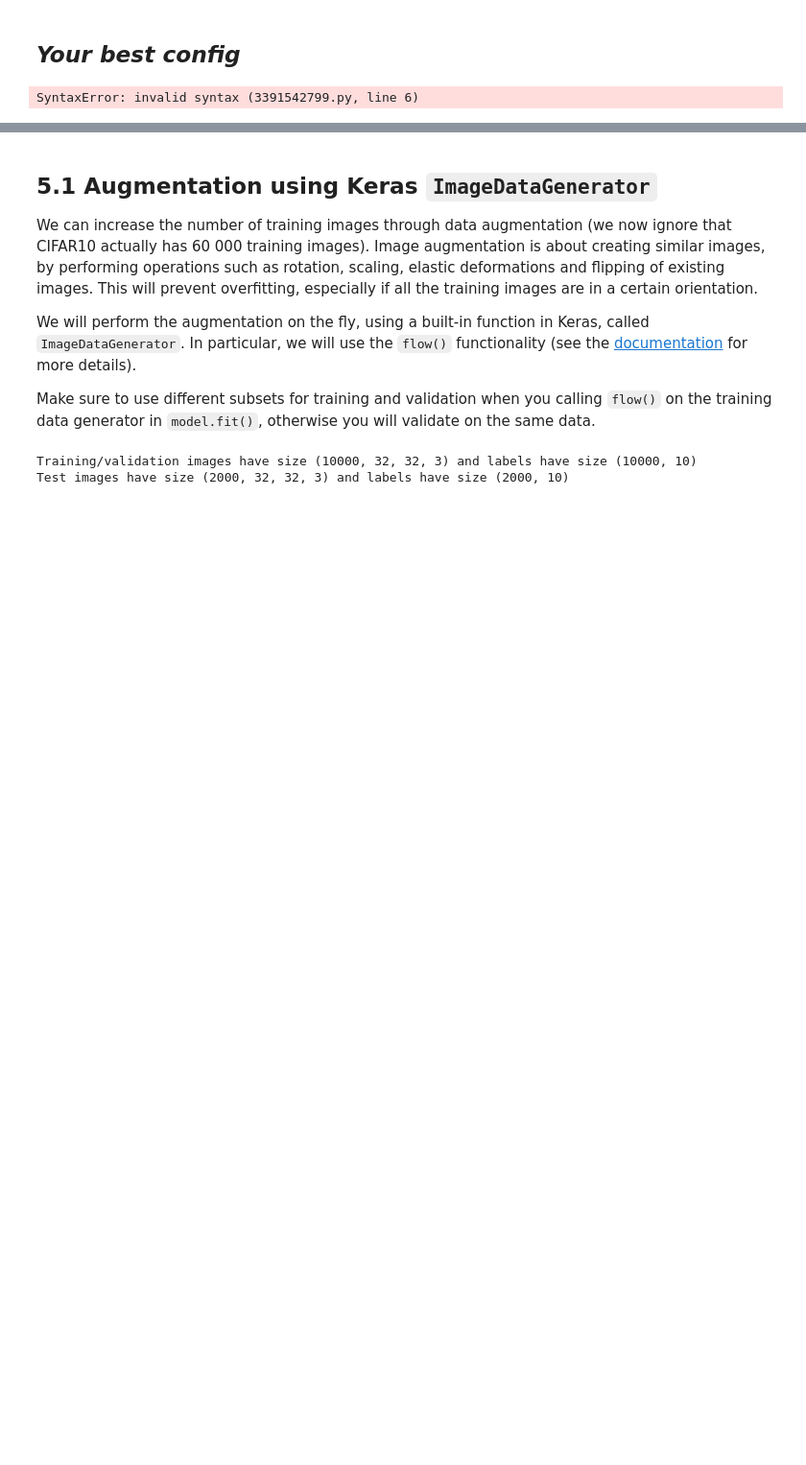
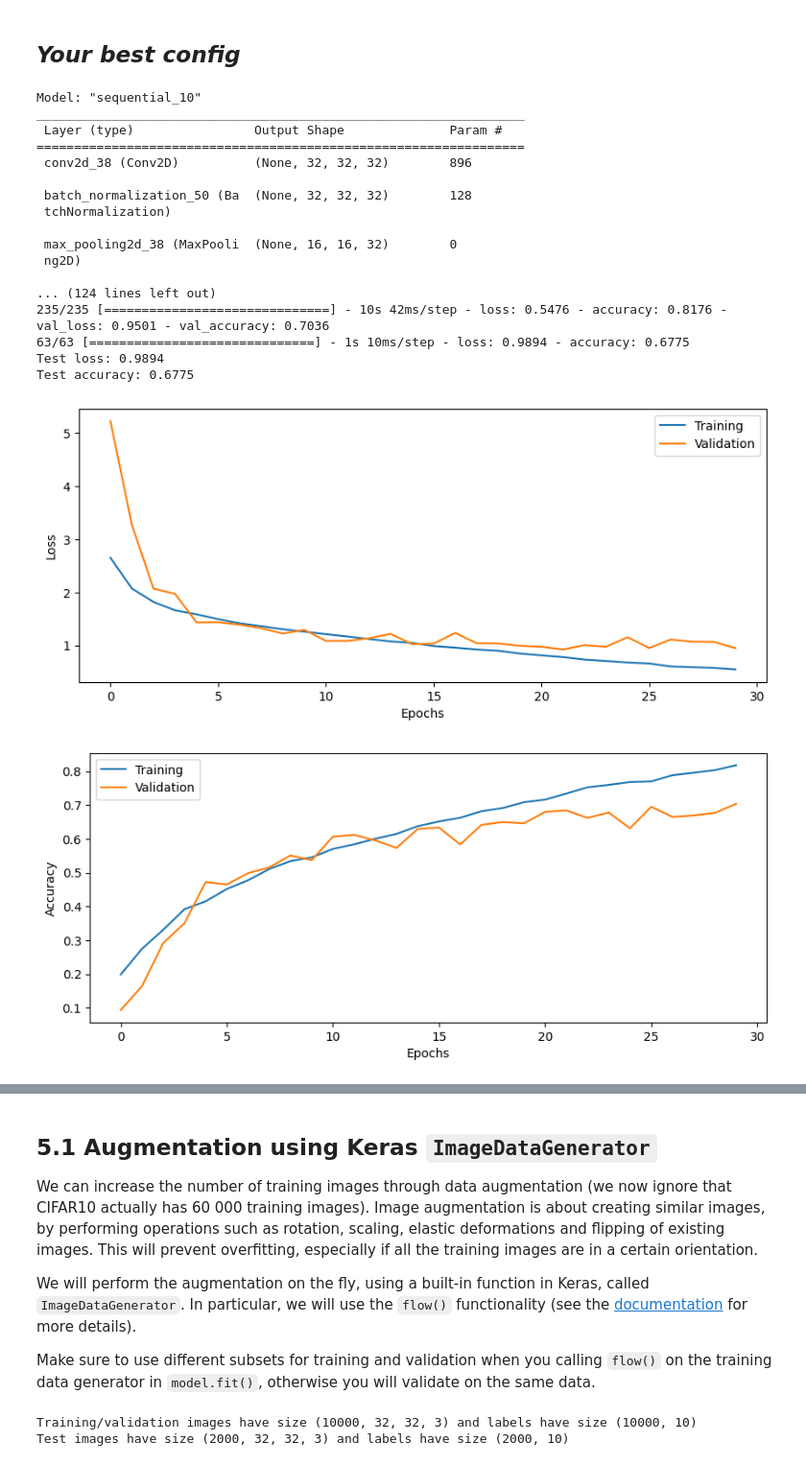
Before and after one commit to PranavC225/732A82_Deep_Learning, a Jupyter notebook: 3_CNN/CNN_Lab.ipynb, the cells around one changed output, grey strips where cells are left out. Shown at 96% size. Cells and saved outputs as stored; diff of their text form; code cells hidden in the pictures; blank space fills up the shorter version.

Commit message:
generating output for all the code cells with answers

```diff
--- a/3_CNN/CNN_Lab.ipynb
+++ b/3_CNN/CNN_Lab.ipynb
@@ -689,48 +791,66 @@ You have now seen the basic building blocks of a 2D CNN. To further improve perf
 # %%
 # --------------------------------------------
 # === Your code here =========================
 # --------------------------------------------
 
 # Setup some training parameters
 batch_size = 32
 epochs = 30
 input_shape = (32,32,3)
 learning_rate = 0.001
 
 # Build and train model. Here experiment with several model architecture configurations to obtain the best performance.
 model4 = build_CNN(
-    input_shape=input_shape,
-    loss=tf.keras.losses.CategoricalCrossentropy(),
-    n_conv_layers=6,
-    n_filters=32,
-    n_dense_layers=2,
-    n_nodes=128,
-    use_dropout=True,
-    learning_rate=learning_rate,
-    act_fun='relu',
-    optimizer='adam',
-    print_summary=True
+    input_shape = input_shape,
+    loss = tf.keras.losses.CategoricalCrossentropy(),
+    n_conv_layers = 5,
+    n_filters = 32,
+    n_dense_layers = 2,
+    n_nodes = 128,
+    use_dropout = True,
+    learning_rate = learning_rate,
+    act_fun = 'relu',
+    optimizer = 'adam',
+    print_summary = True
 )
 
 history4 = model4.fit(
     Xtrain, Ytrain,
-    batch_size=batch_size,
-    epochs=epochs,
-    validation_data=(Xval, Yval)
+    batch_size = batch_size,
+    epochs = epochs,
+    validation_data = (Xval, Yval)
 )
 
 # Evaluate model on test data
 score = model4.evaluate(Xtest, Ytest, verbose=1)
 
 # ============================================
 
 print('Test loss: %.4f' % score[0])
 print('Test accuracy: %.4f' % score[1])
 
 # Plot the history from the training run
 plot_results(history4)
 # %% [output]
-SyntaxError: invalid syntax (3391542799.py, line 6)
+Model: "sequential_10"
+_________________________________________________________________
+ Layer (type)                Output Shape              Param #
+=================================================================
+ conv2d_38 (Conv2D)          (None, 32, 32, 32)        896
+
+ batch_normalization_50 (Ba  (None, 32, 32, 32)        128
+ tchNormalization)
+
+ max_pooling2d_38 (MaxPooli  (None, 16, 16, 32)        0
+ ng2D)
+
+... (124 lines left out)
+235/235 [==============================] - 10s 42ms/step - loss: 0.5476 - accuracy: 0.8176 - val_loss: 0.9501 - val_accuracy: 0.7036
+63/63 [==============================] - 1s 10ms/step - loss: 0.9894 - accuracy: 0.6775
+Test loss: 0.9894
+Test accuracy: 0.6775
+[figure, added]
+[figure, added]
 # %% [markdown]
 # Part 5: Model generalization
 
```
Also changed, not shown: parts of 33 cells of this notebook.
